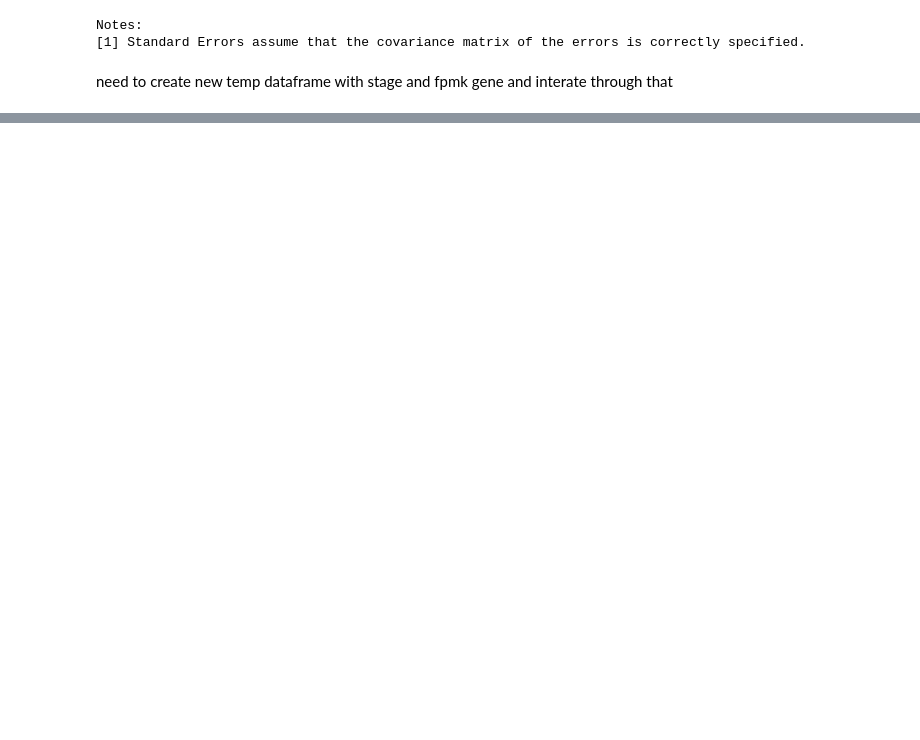
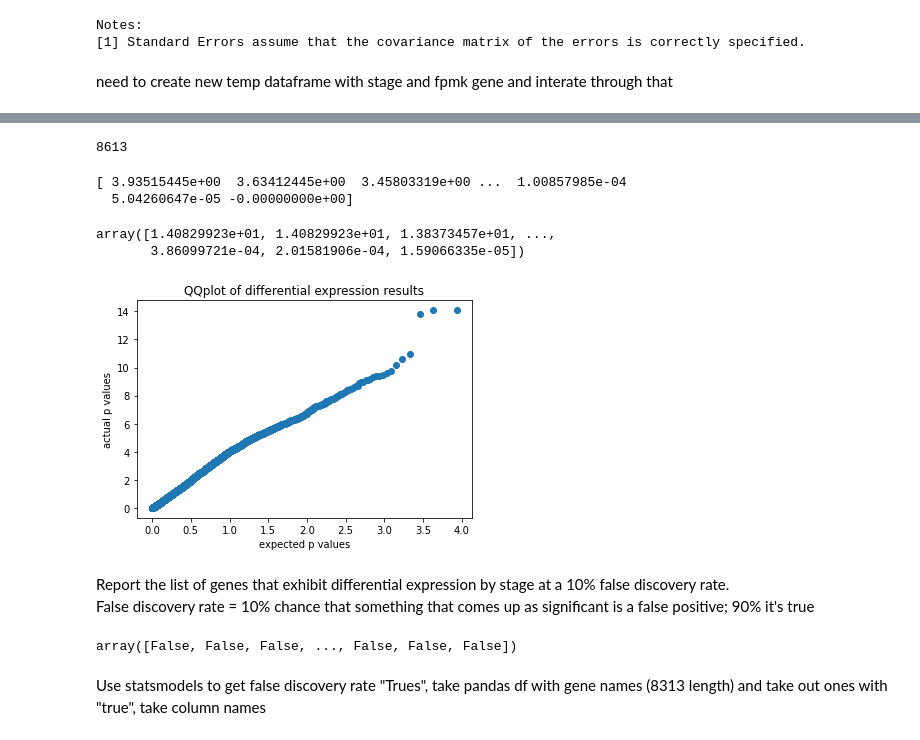
Before and after one commit to rgenner/qbb2021-answers, a Jupyter notebook: week9/Week9_HW.ipynb, the cells around one changed output, grey strips where cells are left out. Cells and saved outputs as stored; diff of their text form; code cells hidden in the pictures; blank space fills up the shorter version.

```diff
--- a/week9/Week9_HW.ipynb
+++ b/week9/Week9_HW.ipynb
@@ -383,0 +384,4 @@ need to create new temp dataframe with stage and fpmk gene and interate through
+# %%
+FPKM_x = smf.ols(formula = "stage ~ FBtr0302347", data = FPKM_flipped)
+results = FPKM_x.fit()
+results.summary()
@@ -383,0 +408,49 @@ need to create new temp dataframe with stage and fpmk gene and interate through
+# %%
+p_vals = []
+for FB in FPKM_flipped.iloc[:,1:-2]:
+    F = FB + " ~ stage"
+    FPKM_x = smf.ols(formula = F, data = FPKM_flipped)
+    results = FPKM_x.fit()
+    p_vals.append(results.pvalues[1])
+print(len(p_vals))
+# %% [output]
+8613
+# %%
+import numpy as np
+p_exp = []
+p_list = range(1, 8614)
+for i in p_list:
+    p_exp.append(i/8613)
+p_exp_log = -np.log10(p_exp)
+print(p_exp_log)
+# %% [output]
+[ 3.93515445e+00  3.63412445e+00  3.45803319e+00 ...  1.00857985e-04
+  5.04260647e-05 -0.00000000e+00]
+# %%
+p_vals_sort = p_vals.copy()
+p_vals_sort.sort(reverse=False)
+p_vals_log = -np.log10(p_vals_sort)
+p_vals_log
+# %% [output]
+array([1.40829923e+01, 1.40829923e+01, 1.38373457e+01, ...,
+       3.86099721e-04, 2.01581906e-04, 1.59066335e-05])
+# %%
+import matplotlib.pyplot as plt
+plt.scatter(p_exp_log, p_vals_log)
+plt.xlabel("expected p values")
+plt.ylabel("actual p values")
+plt.title("QQplot of differential expression results")
+plt.show()
+# %% [output]
+[figure, added]
+# %% [markdown]
+Report the list of genes that exhibit differential expression by stage at a 10% false discovery rate. <br>
+False discovery rate = 10% chance that something that comes up as significant is a false positive; 90% it's true
+# %%
+import statsmodels.stats
+fdr_10 = statsmodels.stats.multitest.fdrcorrection(p_vals, alpha=0.10)
+fdr_10[0]
+# %% [output]
+array([False, False, False, ..., False, False, False])
+# %% [markdown]
+Use statsmodels to get false discovery rate "Trues", take pandas df with gene names (8313 length) and take out ones with "true", take column names
```
Also changed, not shown: parts of 16 cells of this notebook.
